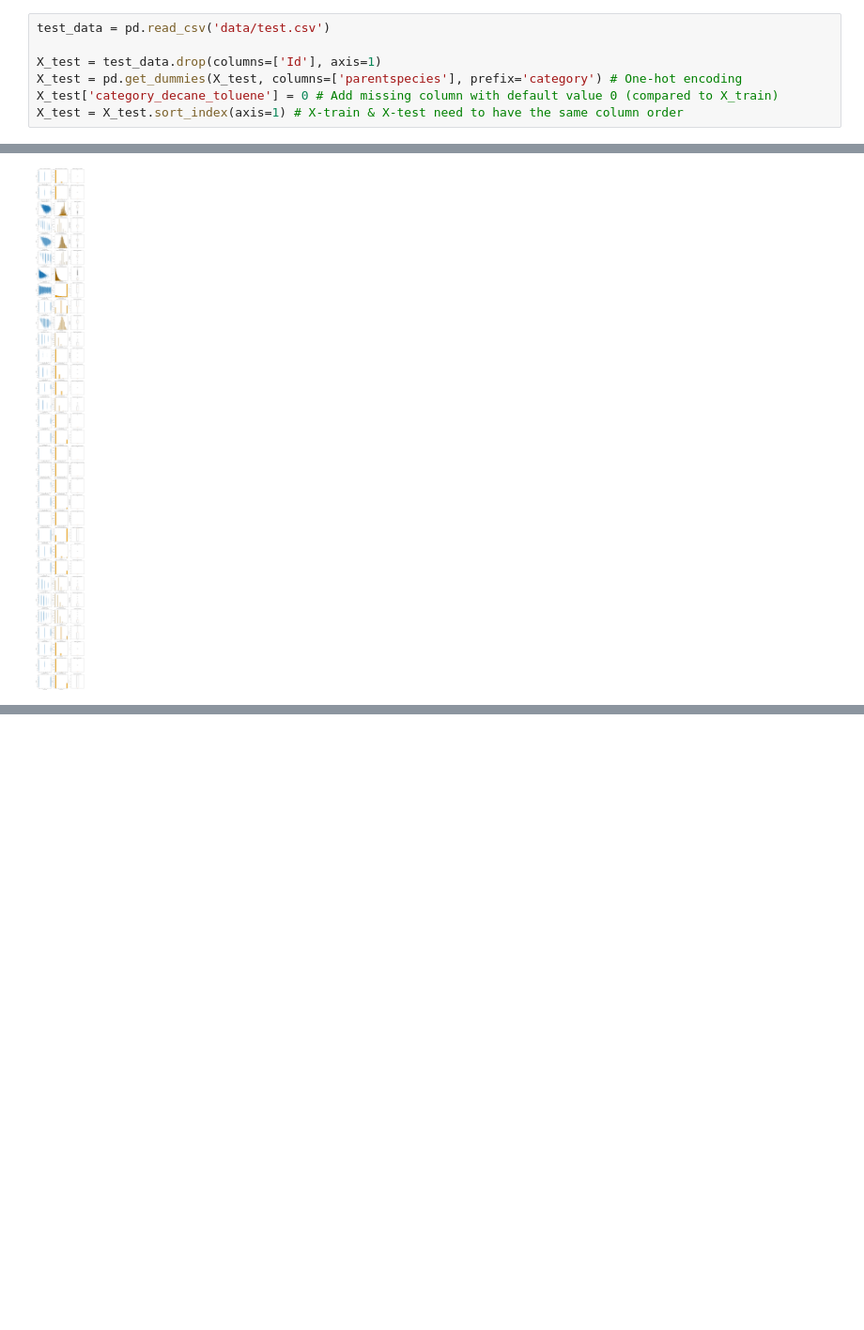
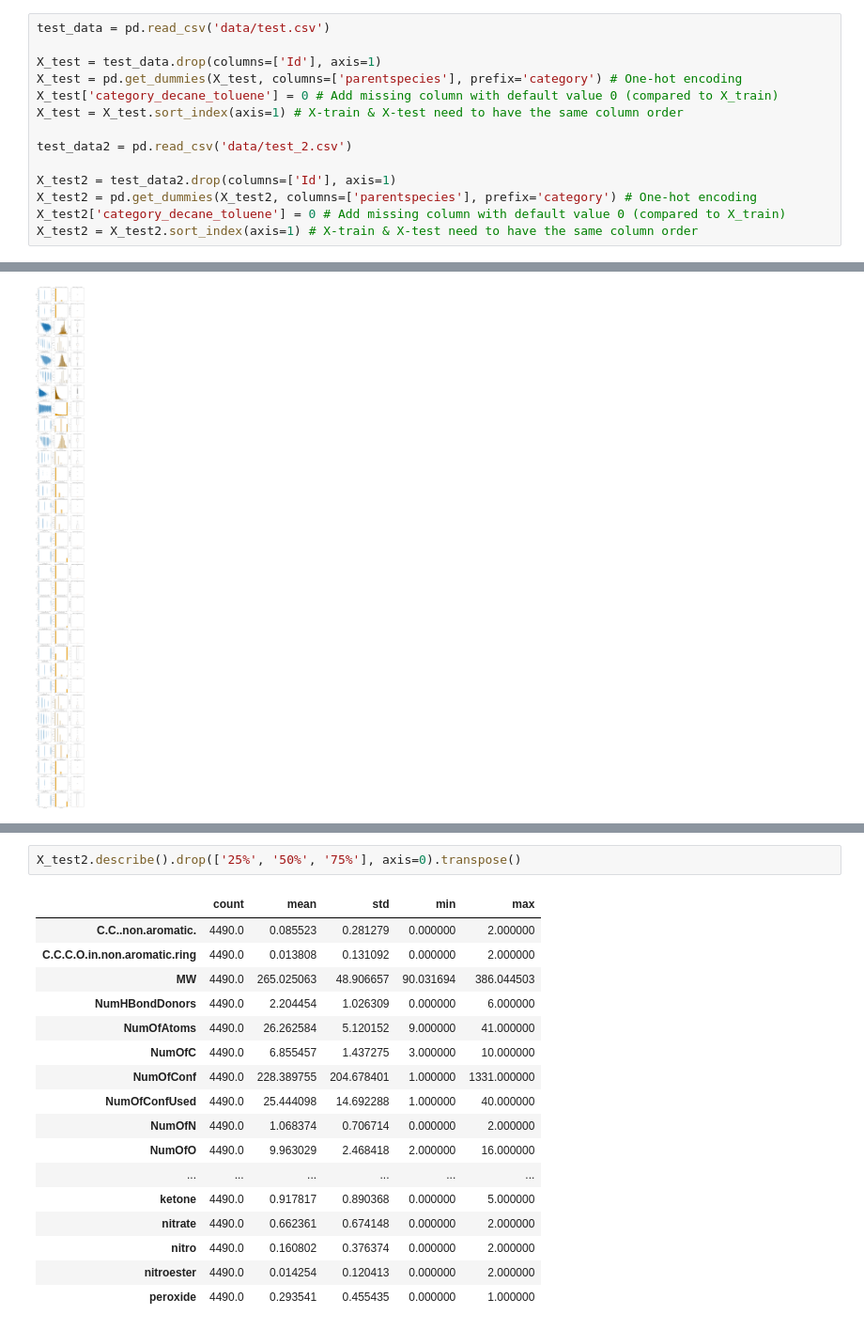
Before and after one commit to maijams/iml-term-project, a Jupyter notebook: pre-processing_and_data_exploration.ipynb, the cells around one changed output, grey strips where cells are left out. Shown at 94% size. Cells and saved outputs as stored; diff of their text form; blank space fills up the shorter version.

```diff
--- a/pre-processing_and_data_exploration.ipynb
+++ b/pre-processing_and_data_exploration.ipynb
@@ -46,6 +47,13 @@ X_test = test_data.drop(columns=['Id'], axis=1)
 X_test = pd.get_dummies(X_test, columns=['parentspecies'], prefix='category') # One-hot encoding
 X_test['category_decane_toluene'] = 0 # Add missing column with default value 0 (compared to X_train)
 X_test = X_test.sort_index(axis=1) # X-train & X-test need to have the same column order
+
+test_data2 = pd.read_csv('data/test_2.csv')
+
+X_test2 = test_data2.drop(columns=['Id'], axis=1)
+X_test2 = pd.get_dummies(X_test2, columns=['parentspecies'], prefix='category') # One-hot encoding
+X_test2['category_decane_toluene'] = 0 # Add missing column with default value 0 (compared to X_train)
+X_test2 = X_test2.sort_index(axis=1) # X-train & X-test need to have the same column order
 # %% [markdown]
 ### Check data consistency
 # %% [markdown]
@@ -230,0 +319,20 @@ plt.show()
+# %%
+X_test2.describe().drop(['25%', '50%', '75%'], axis=0).transpose()
+# %% [output]
+|  | count | mean | std | min | max |
+| C.C..non.aromatic. | 4490.0 | 0.085523 | 0.281279 | 0.000000 | 2.000000 |
+| C.C.C.O.in.non.aromatic.ring | 4490.0 | 0.013808 | 0.131092 | 0.000000 | 2.000000 |
+| MW | 4490.0 | 265.025063 | 48.906657 | 90.031694 | 386.044503 |
+| NumHBondDonors | 4490.0 | 2.204454 | 1.026309 | 0.000000 | 6.000000 |
+| NumOfAtoms | 4490.0 | 26.262584 | 5.120152 | 9.000000 | 41.000000 |
+| NumOfC | 4490.0 | 6.855457 | 1.437275 | 3.000000 | 10.000000 |
+| NumOfConf | 4490.0 | 228.389755 | 204.678401 | 1.000000 | 1331.000000 |
+| NumOfConfUsed | 4490.0 | 25.444098 | 14.692288 | 1.000000 | 40.000000 |
+| NumOfN | 4490.0 | 1.068374 | 0.706714 | 0.000000 | 2.000000 |
+| NumOfO | 4490.0 | 9.963029 | 2.468418 | 2.000000 | 16.000000 |
+| ... | ... | ... | ... | ... | ... |
+| ketone | 4490.0 | 0.917817 | 0.890368 | 0.000000 | 5.000000 |
+| nitrate | 4490.0 | 0.662361 | 0.674148 | 0.000000 | 2.000000 |
+| nitro | 4490.0 | 0.160802 | 0.376374 | 0.000000 | 2.000000 |
+| nitroester | 4490.0 | 0.014254 | 0.120413 | 0.000000 | 2.000000 |
+| peroxide | 4490.0 | 0.293541 | 0.455435 | 0.000000 | 1.000000 |
```
Also changed, not shown: parts of 14 cells of this notebook, 6 other files.
